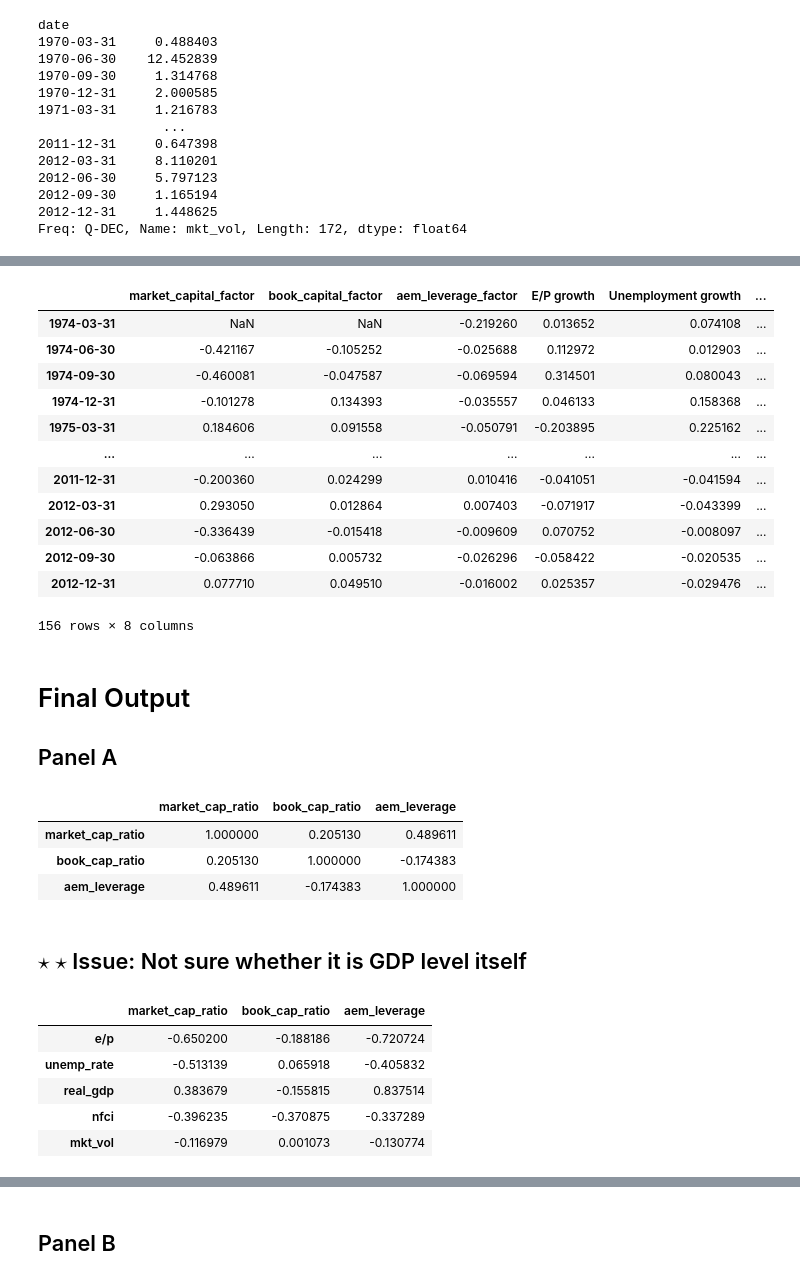
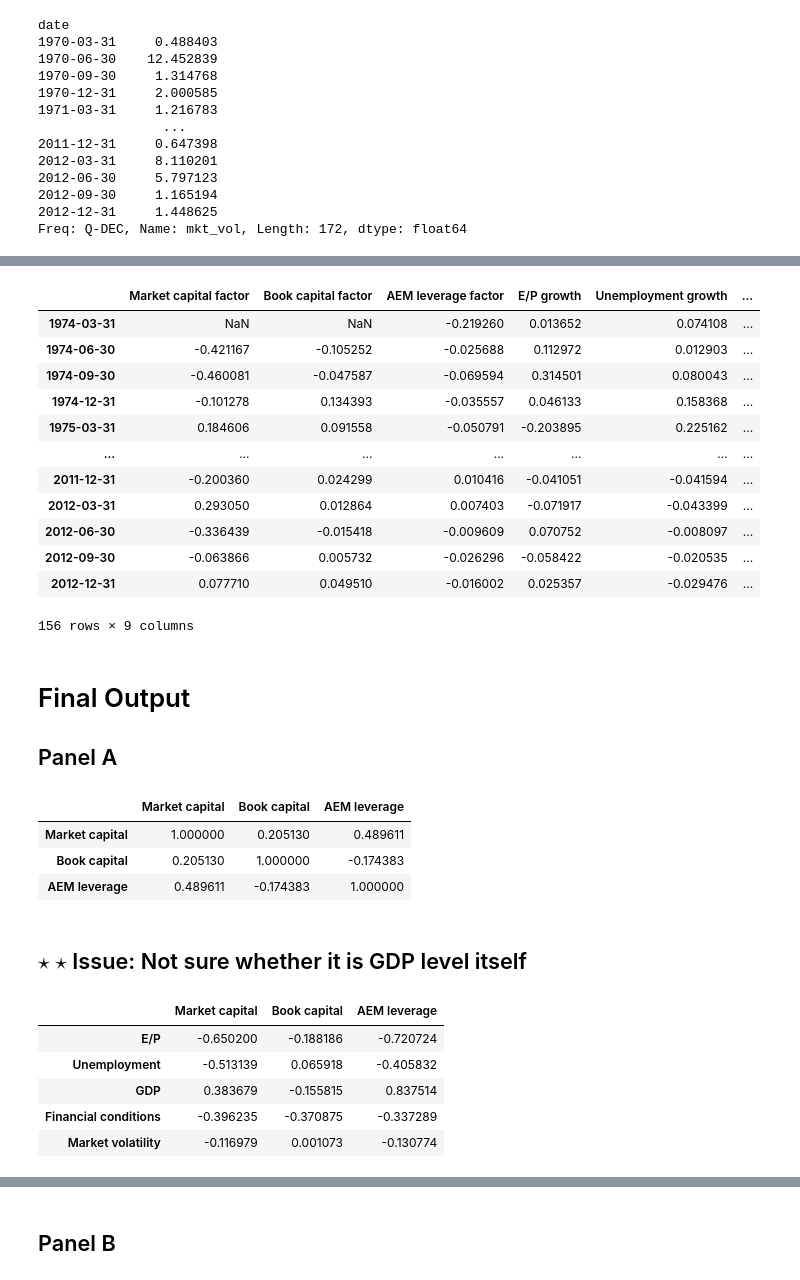
Before and after one commit to 1scarecrow1/intermediary-asset-pricing, a Jupyter notebook: src/Table03_v2.ipynb, the cells around one changed output, grey strips where cells are left out. Drawn from its saved outputs; the diff is of its cells as text; code cells hidden in the pictures.

```diff
--- a/src/Table03_v2.ipynb
+++ b/src/Table03_v2.ipynb
@@ -838,0 +841,14 @@ Freq: Q-DEC, Name: mkt_vol, Length: 172, dtype: float64
+# %%
+import pandas_datareader.data as web
+
+startdate = '19700101'
+enddate = '20121231'
+
+rawdata = web.DataReader('F-F_Research_Data_5_Factors_2x3', data_source='famafrench',start=startdate,end=enddate)
+ff_facs = rawdata[0] / 100
+# convert the yyyy-mm to timestamp object. default is to put first of month, but should be end of month
+ff_facs = ff_facs.to_timestamp().resample('Q').last()
+ff_facs.rename(columns={'Mkt-RF':'MKT'},inplace=True)
+ff_facs.rename(columns={'MKT':'mkt_ret'},inplace=True)
+
+ff_facs
@@ -839,5 +870,6 @@ Freq: Q-DEC, Name: mkt_vol, Length: 172, dtype: float64
 # %%
 macro_merged = shiller_cape[['e/p']].merge(macro_data[['unemp_rate', 'nfci', 'real_gdp']], left_index=True, right_index=True)
+macro_merged = macro_merged.merge(ff_facs[['mkt_ret']],left_index=True, right_index=True)
 macro_merged = macro_merged.merge(annualized_volatility, left_index=True, right_index=True)
 macro_merged
 # %% [output]
@@ -858,4 +890,6 @@ macro_merged
 # %%
 levels2 = levels.merge(macro_merged, left_index=True, right_index=True)
+levels2.columns = ['Market capital', 'Book capital', 'AEM leverage',
+                    'E/P', 'Unemployment', 'Financial conditions', 'GDP', 'Market excess return', 'Market volatility']
 levels2
 # %% [output]
@@ -893,10 +927,10 @@ macro_merged_2
 # %%
 factors2 = factors.merge(macro_merged_2, left_index=True, right_index=True)
-factors2.columns = ['market_capital_factor', 'book_capital_factor', 'aem_leverage_factor',
-                    'E/P growth', 'Unemployment growth', 'Financial conditions growth', 'GDP growth', 'Market volatility growth']
+factors2.columns = ['Market capital factor', 'Book capital factor', 'AEM leverage factor',
+                    'E/P growth', 'Unemployment growth', 'Financial conditions growth', 'GDP growth', 'Market excess return', 'Market volatility growth']
 factors2
 # %% [output]
-|  | market_capital_factor | book_capital_factor | aem_leverage_factor | E/P growth | Unemployment growth | ... |
+|  | Market capital factor | Book capital factor | AEM leverage factor | E/P growth | Unemployment growth | ... |
 | 1974-03-31 | NaN | NaN | -0.219260 | 0.013652 | 0.074108 | ... |
 | 1974-06-30 | -0.421167 | -0.105252 | -0.025688 | 0.112972 | 0.012903 | ... |
 | 1974-09-30 | -0.460081 | -0.047587 | -0.069594 | 0.314501 | 0.080043 | ... |
@@ -908,38 +942,38 @@ factors2
 | 2012-06-30 | -0.336439 | -0.015418 | -0.009609 | 0.070752 | -0.008097 | ... |
 | 2012-09-30 | -0.063866 | 0.005732 | -0.026296 | -0.058422 | -0.020535 | ... |
 | 2012-12-31 | 0.077710 | 0.049510 | -0.016002 | 0.025357 | -0.029476 | ... |
-156 rows × 8 columns
+156 rows × 9 columns
 # %% [markdown]
 # Final Output
 
 ## Panel A
 # %%
-correlation_panelA = levels.corr()
+correlation_panelA = levels2.iloc[:,:3].corr()
 correlation_panelA
 # %% [output]
-|  | market_cap_ratio | book_cap_ratio | aem_leverage |
-| market_cap_ratio | 1.000000 | 0.205130 | 0.489611 |
-| book_cap_ratio | 0.205130 | 1.000000 | -0.174383 |
-| aem_leverage | 0.489611 | -0.174383 | 1.000000 |
+|  | Market capital | Book capital | AEM leverage |
+| Market capital | 1.000000 | 0.205130 | 0.489611 |
+| Book capital | 0.205130 | 1.000000 | -0.174383 |
+| AEM leverage | 0.489611 | -0.174383 | 1.000000 |
 # %% [markdown]
 ## $\star$ $\star$ Issue: Not sure whether it is GDP level itself
 # %%
-main_cols = levels2[['market_cap_ratio', 'book_cap_ratio', 'aem_leverage']]
-other_cols = levels2[['e/p', 'unemp_rate', 'real_gdp', 'nfci',  'mkt_vol']]
+main_cols = levels2[['Market capital', 'Book capital', 'AEM leverage']]
+other_cols = levels2[['E/P', 'Unemployment', 'GDP', 'Financial conditions', 'Market volatility']]
 
 correlation_results_panelA = pd.DataFrame(index=main_cols.columns)
 
 for column in other_cols.columns:
     correlation_results_panelA[column] = main_cols.corrwith(other_cols[column])
 
 correlation_results_panelA.T
 # %% [output]
-|  | market_cap_ratio | book_cap_ratio | aem_leverage |
-| e/p | -0.650200 | -0.188186 | -0.720724 |
-| unemp_rate | -0.513139 | 0.065918 | -0.405832 |
-| real_gdp | 0.383679 | -0.155815 | 0.837514 |
-| nfci | -0.396235 | -0.370875 | -0.337289 |
-| mkt_vol | -0.116979 | 0.001073 | -0.130774 |
+|  | Market capital | Book capital | AEM leverage |
+| E/P | -0.650200 | -0.188186 | -0.720724 |
+| Unemployment | -0.513139 | 0.065918 | -0.405832 |
+| GDP | 0.383679 | -0.155815 | 0.837514 |
+| Financial conditions | -0.396235 | -0.370875 | -0.337289 |
+| Market volatility | -0.116979 | 0.001073 | -0.130774 |
 # %%
 pd.concat([correlation_panelA, correlation_results_panelA.T], axis=0)
 # %% [output]
```
Also changed, not shown: parts of 9 cells of this notebook, 1 other file.
